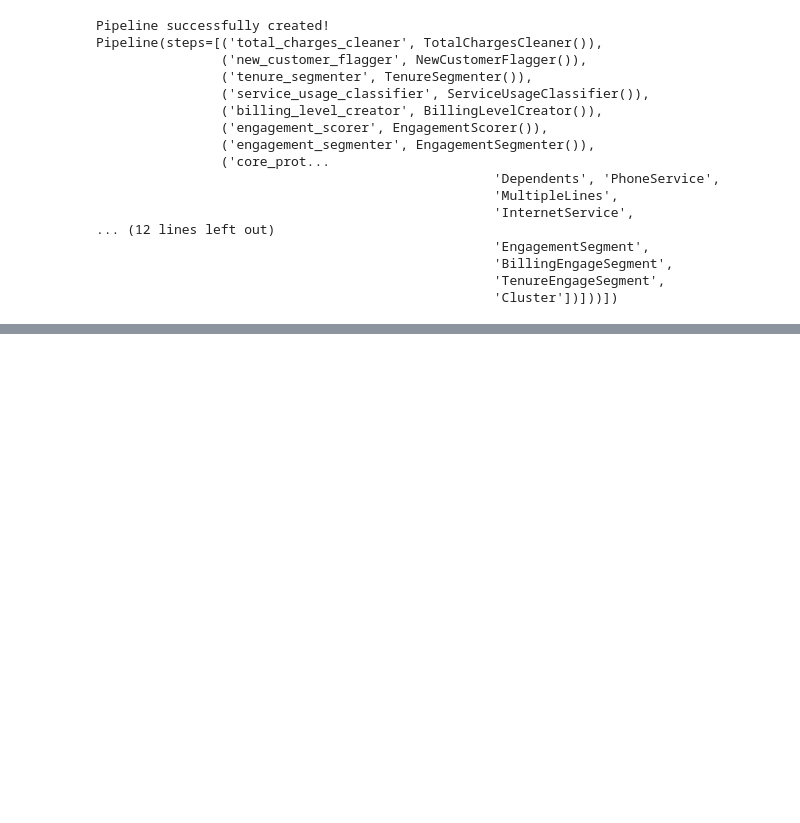
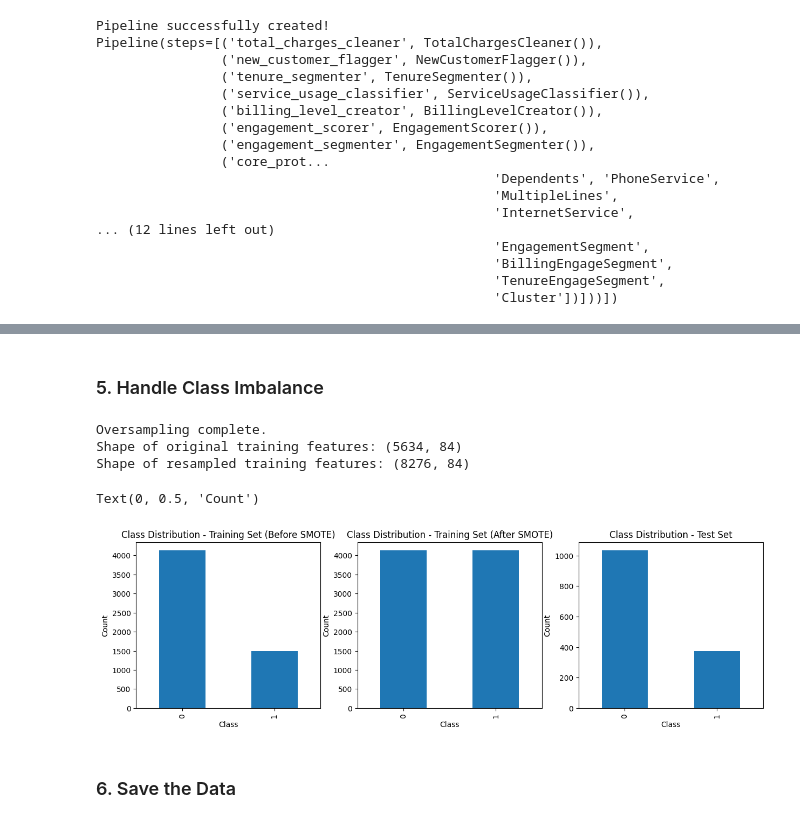
Before and after one commit to yugan243/Telco-Customer-Churn, a Jupyter notebook: Data Preprocessing and Model Training/0_data_preparation.ipynb, the cells around one changed output, grey strips where cells are left out. Drawn from its saved outputs; the diff is of its cells as text; code cells hidden in the pictures; blank space fills up the shorter version.

```diff
--- a/Data Preprocessing and Model Training/0_data_preparation.ipynb
+++ b/Data Preprocessing and Model Training/0_data_preparation.ipynb
@@ -102,7 +109,7 @@ full_pipeline = Pipeline(
                             ('overall_risk_scorer', OverallRiskScorer()),
                             ('kmeans_clusterer', KMeansClusterer(n_clusters=4)),
                             # Feature Dropping
-                            ('feature_dropper', ColumnTransformer([('drop_cols', 'drop', features_to_drop)], remainder='passthrough')),
+                            ('feature_dropper', FeatureDropper(columns_to_drop=features_to_drop)),
                             # Final Scaling and Encoding
                             ('final_preprocessor', preprocessor)
                                 ]
@@ -131,0 +141,9 @@ Pipeline(steps=[('total_charges_cleaner', TotalChargesCleaner()),
+# %%
+
+
+
+# Fit the pipeline using the training data
+X_train_processed = full_pipeline.fit_transform(X_train)
+
+#Transform test data with the fitted pipeline
+X_test_processed = full_pipeline.transform(X_test)
@@ -131,0 +191,41 @@ Pipeline(steps=[('total_charges_cleaner', TotalChargesCleaner()),
+# %% [markdown]
+### 5. Handle Class Imbalance
+# %%
+smote = SMOTE(random_state=42)
+X_train_resampled, Y_train_resampled = smote.fit_resample(X_train_processed, Y_train)
+
+print("\nOversampling complete.")
+print(f"Shape of original training features: {X_train_processed.shape}")
+print(f"Shape of resampled training features: {X_train_resampled.shape}")
+# %% [output]
+Oversampling complete.
+Shape of original training features: (5634, 84)
+Shape of resampled training features: (8276, 84)
+# %%
+plt.figure(figsize=(15, 4))
+
+# Before SMOTE
+plt.subplot(131)
+Y_train.value_counts().plot(kind='bar')
+plt.title('Class Distribution - Training Set (Before SMOTE)')
+plt.xlabel('Class')
+plt.ylabel('Count')
+
+# After SMOTE
+plt.subplot(132)
+Y_train_resampled.value_counts().plot(kind='bar')
+plt.title('Class Distribution - Training Set (After SMOTE)')
+plt.xlabel('Class')
+plt.ylabel('Count')
+
+# Test Set
+plt.subplot(133)
+Y_test.value_counts().plot(kind='bar')
+plt.title('Class Distribution - Test Set')
+plt.xlabel('Class')
+plt.ylabel('Count')
+# %% [output]
+Text(0, 0.5, 'Count')
+[figure, added]
+# %% [markdown]
+### 6. Save the Data
```
Also changed, not shown: parts of 4 cells of this notebook, 5 other files.
